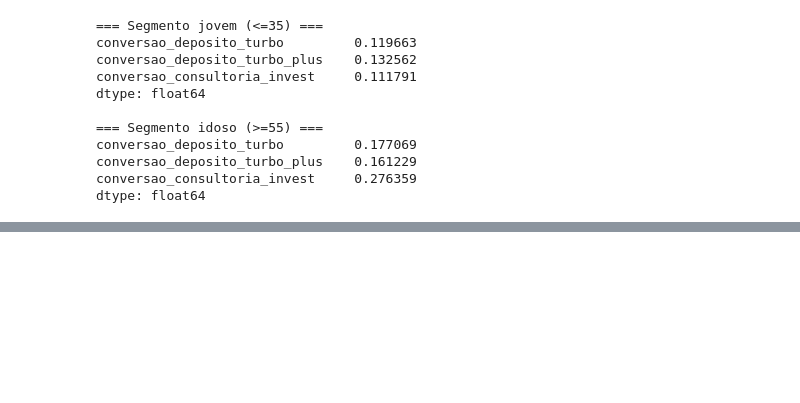
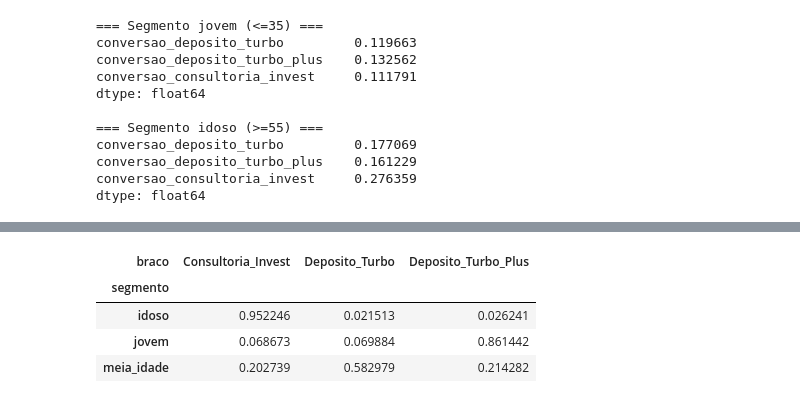
Before and after one commit to JonatasLocateli/datathon-8mlet-grupo-43, a Jupyter notebook: notebooks/eda.ipynb, the cells around one changed output, grey strips where cells are left out. Cells and saved outputs as stored; diff of their text form; code cells hidden in the pictures; blank space fills up the shorter version.

```diff
--- a/notebooks/eda.ipynb
+++ b/notebooks/eda.ipynb
@@ -340,0 +629,35 @@ dtype: float64
+# %%
+def obter_segmento(idade):
+    if idade <= 35:
+        return 'jovem'
+    elif idade < 55:
+        return 'meia_idade'
+    else:
+        return 'idoso'
+
+df_simulacao['segmento'] = df_simulacao['age'].apply(obter_segmento)
+
+# Um bandit independente para cada segmento
+bandits_por_segmento = {
+    segmento: ThompsonSamplingBandit(bracos)
+    for segmento in ['jovem', 'meia_idade', 'idoso']
+}
+
+resultados_contextual = []
+
+for idx, row in df_simulacao.iterrows():
+    segmento = row['segmento']
+    bandit_segmento = bandits_por_segmento[segmento]
+
+    braco_escolhido = bandit_segmento.escolher_braco()
+    recompensa = row[colunas_conversao[braco_escolhido]]
+    bandit_segmento.atualizar(braco_escolhido, recompensa)
+
+    resultados_contextual.append({'segmento': segmento, 'braco': braco_escolhido, 'recompensa': recompensa})
+
+df_resultados_contextual = pd.DataFrame(resultados_contextual)
+
+metrica_thompson_contextual = df_resultados_contextual['recompensa'].mean()
+print(f"Métrica do Thompson Sampling CONTEXTUAL: {metrica_thompson_contextual:.4f} ({metrica_thompson_contextual*100:.2f}%)")
+print(f"Métrica do baseline: {metrica_baseline:.4f} ({metrica_baseline*100:.2f}%)")
+print(f"Ganho: {(metrica_thompson_contextual - metrica_baseline)*100:.2f} pontos percentuais")
@@ -340,0 +678,8 @@ dtype: float64
+# %%
+df_resultados_contextual.groupby('segmento')['braco'].value_counts(normalize=True).unstack()
+# %% [output]
+| braco | Consultoria_Invest | Deposito_Turbo | Deposito_Turbo_Plus |
+| segmento |  |  |  |
+| idoso | 0.952246 | 0.021513 | 0.026241 |
+| jovem | 0.068673 | 0.069884 | 0.861442 |
+| meia_idade | 0.202739 | 0.582979 | 0.214282 |
```
Also changed, not shown: parts of 35 cells of this notebook.
